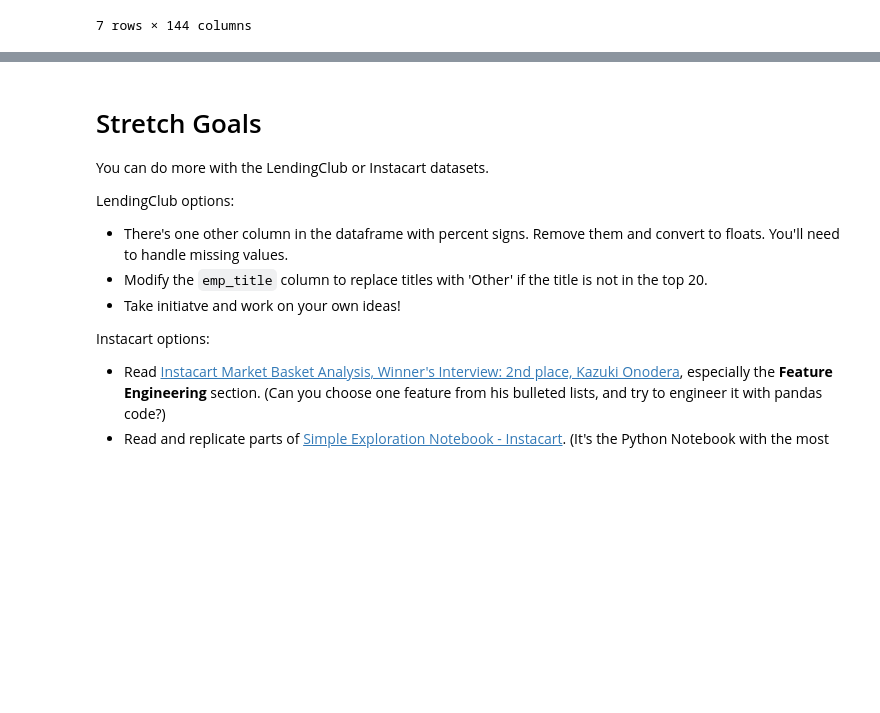
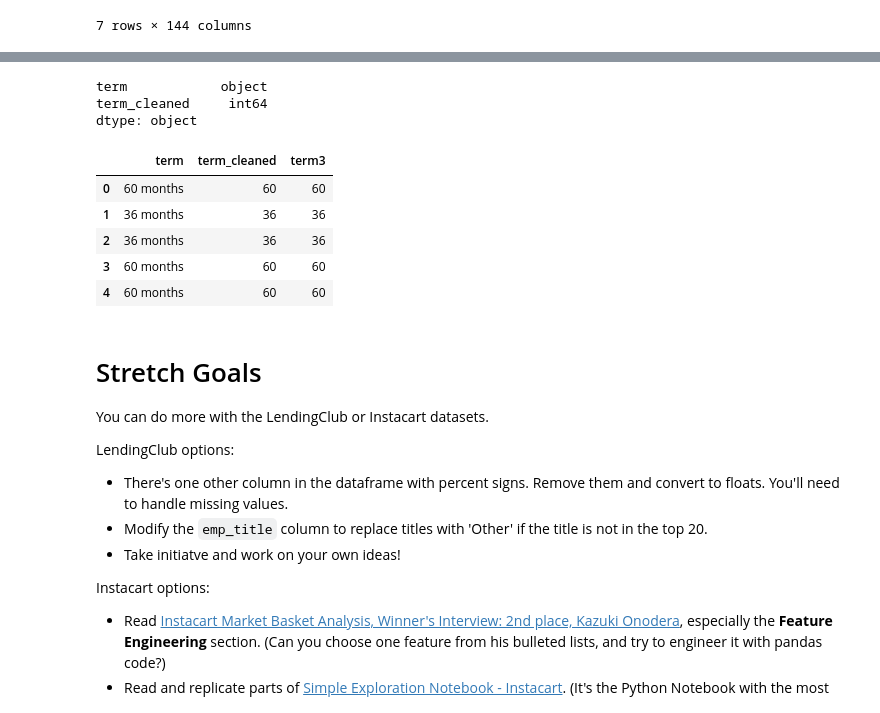
Before and after one commit to marianvinas/DS-Unit-1-Sprint-1-Data-Wrangling-and-Storytelling-1, a Jupyter notebook: module2-make-features/LS_DS_112_Make_Features_Assignment.ipynb, the cells around one changed output, grey strips where cells are left out. Cells and saved outputs as stored; diff of their text form; code cells hidden in the pictures; blank space fills up the shorter version.

```diff
--- a/module2-make-features/LS_DS_112_Make_Features_Assignment.ipynb
+++ b/module2-make-features/LS_DS_112_Make_Features_Assignment.ipynb
@@ -70,0 +136,3 @@ loans_df.tail(7)
+# %%
+def myfunc(cell_contents):
+  return int(cell_contents.strip().strip('months').strip())
@@ -70,0 +147,6 @@ loans_df.tail(7)
+# %%
+# column
+new_list = []
+# %%
+for cell in loans_df['term']:
+  new_list.append(myfunc(cell))
@@ -70,0 +161,3 @@ loans_df.tail(7)
+# %%
+loans_df['term_cleaned']= pd.Series(new_list)
+loans_df[['term', 'term_cleaned']].head()
@@ -70,0 +171,16 @@ loans_df.tail(7)
+# %%
+loans_df[['term', 'term_cleaned']].dtypes
+# %% [output]
+term            object
+term_cleaned     int64
+dtype: object
+# %%
+loans_df['term3'] = loans_df['term'].apply(myfunc)
+loans_df[['term', 'term_cleaned', 'term3']].head()
+# %% [output]
+|  | term | term_cleaned | term3 |
+| 0 | 60 months | 60 | 60 |
+| 1 | 36 months | 36 | 36 |
+| 2 | 36 months | 36 | 36 |
+| 3 | 60 months | 60 | 60 |
+| 4 | 60 months | 60 | 60 |
```
Also changed, not shown: parts of 17 cells of this notebook.
